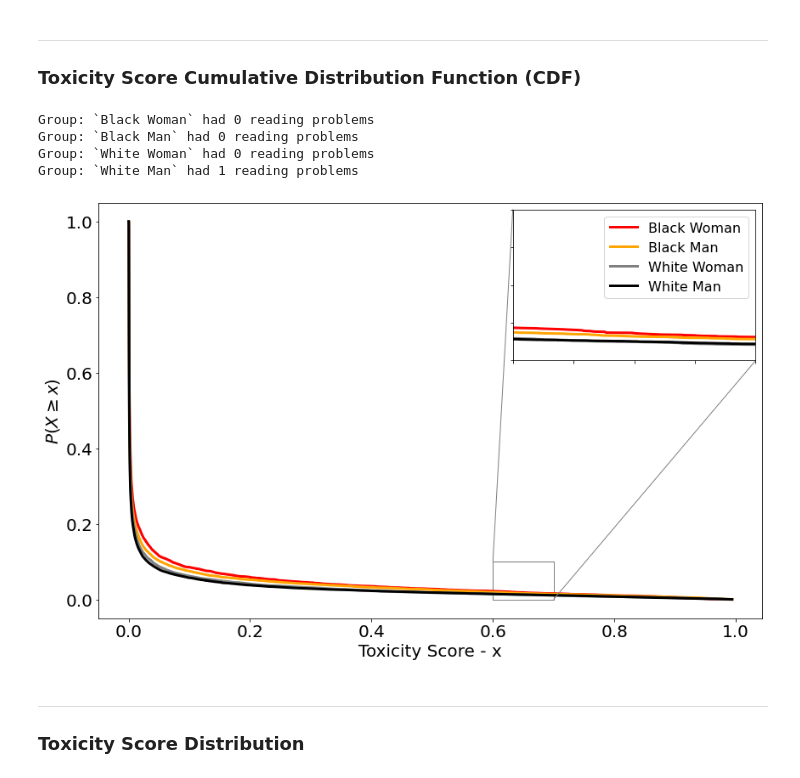
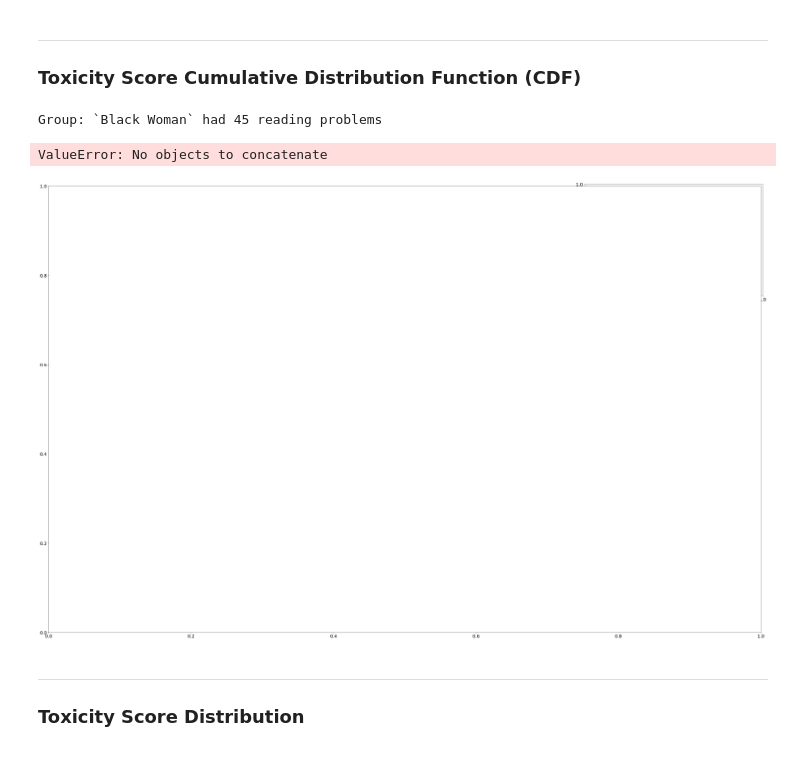
Before and after one commit to Guilherme26/dissertation, a Jupyter notebook: notebooks/pipelines/06-analysis/06-2-score-analysis.ipynb, the cells around one changed output. Drawn from its saved outputs; the diff is of its cells as text; code cells hidden in the pictures.

Commit message:
Inserting dataset variable and changing preprocessings

```diff
--- a/notebooks/pipelines/06-analysis/06-2-score-analysis.ipynb
+++ b/notebooks/pipelines/06-analysis/06-2-score-analysis.ipynb
@@ -20,8 +20,8 @@ plt.rcParams['xtick.labelsize'] = 20
 plt.rcParams['ytick.labelsize'] = 20
 plt.rcParams['lines.linewidth'] = 3
 # %%
-filepaths = yaml.load(open("../../../config/filepaths.yaml"))
-df_downloads_desc = pd.read_csv("../../../data/download_descriptions.csv")
+filepaths = yaml.load(open("/home/guilherme/Desktop/dissertation/config/filepaths.yaml"))
+df_downloads_desc = pd.read_csv("/home/guilherme/Desktop/dissertation/data/download_descriptions.csv")
 
 bins = np.linspace(0, 1, num=20)
 # %% [markdown]
@@ -48,7 +49,7 @@ for group in group_color.keys():
     count = 0
     for filename in filenames:
         try:
-            df = pd.read_csv(os.path.join(filepaths["scored_data"], filename))
+            df = pd.read_csv(os.path.join(filepaths[f"04_{dataset}_scored"], filename))
 
             df = df[~df.has_swearing]
             dfs.append(df)
@@ -57,38 +58,36 @@ for group in group_color.keys():
 
     print(f"Group: `{group}` had {count} reading problems")
 
     df = pd.concat(dfs)
     del dfs
 
     ecdf = ECDF(df[score_name])
     ax.plot(ecdf.x, 1-ecdf.y, label=group, c=group_color[group])
 
     # Add a subaxis with the same traces
     axins.plot(ecdf.x, 1-ecdf.y, label=group, c=group_color[group])
 
 # The slice of the axis that will be zoomed in
 axins.set_xlim(0.6, 0.7)
 axins.set_ylim(0, 0.1)
 
 plt.xticks(visible=False)
 plt.yticks(visible=False)
 
 # Draw a bbox of the region of the inset axes in the parent axes and
 # connecting lines between the bbox and the inset axes area
 mark_inset(ax, axins, loc1=2, loc2=4, fc="none", ec="0.5")
 
 ax.set_xlabel("Toxicity Score - x")
 ax.set_ylabel(r"$P(X \geq x)$")
 
 plt.legend()
 plt.savefig(os.path.join(filepaths["imgs"], "inverse_cdf.pdf"))
 plt.show()
 # %% [output]
-Group: `Black Woman` had 0 reading problems
-Group: `Black Man` had 0 reading problems
-Group: `White Woman` had 0 reading problems
-Group: `White Man` had 1 reading problems
+Group: `Black Woman` had 45 reading problems
+ValueError: No objects to concatenate
-[figure, old version]
+[figure, new version]
 # %% [markdown]
 ---
 
```
Also changed, not shown: parts of 2 cells of this notebook, 7 other files.
